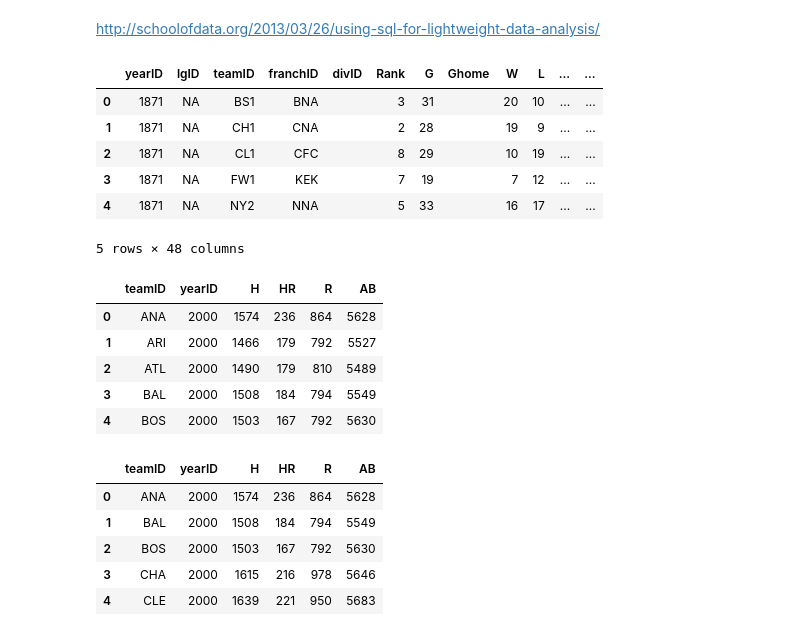
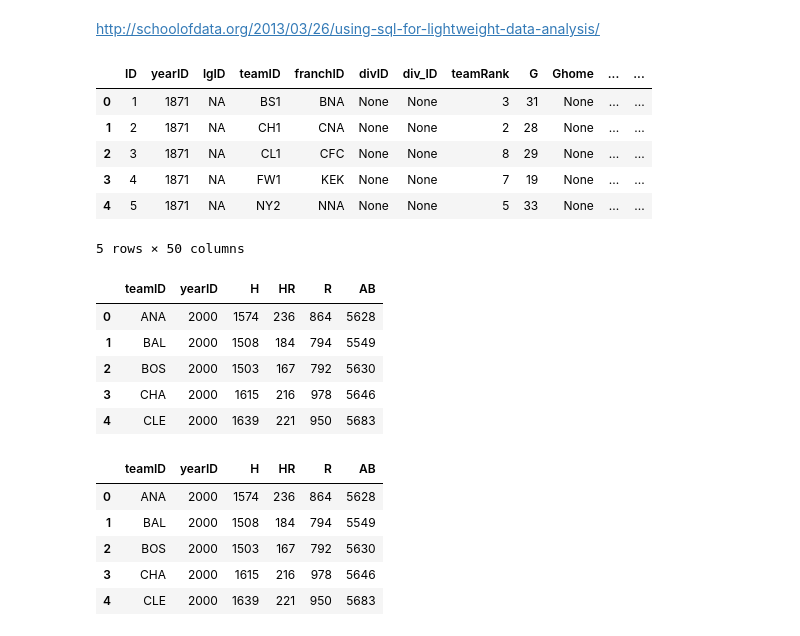
Before and after one commit to TravisRPetersen/sports-analytics-spring18, a Jupyter notebook: lesson_03/SQL_Tutorial.ipynb, the cells around one changed output. Drawn from its saved outputs; the diff is of its cells as text; code cells hidden in the pictures.

```diff
--- a/lesson_03/SQL_Tutorial.ipynb
+++ b/lesson_03/SQL_Tutorial.ipynb
@@ -11,3 +9,5 @@ import matplotlib.pyplot as plt
 plt.style.use('ggplot')
+# %%
+con = sqlite3.connect("lahmansbaseballdb.sqlite")
 # %% [markdown]
 http://schoolofdata.org/2013/03/26/using-sql-for-lightweight-data-analysis/
@@ -20,20 +14,20 @@ def mysql_query(query_str):
 # %%
-mysql_query('select * from teams').head()
+pd.read_sql('select * from teams LIMIT 5', con=con).head()
 # %% [output]
-|  | yearID | lgID | teamID | franchID | divID | Rank | G | Ghome | W | L | ... | ... |
-| 0 | 1871 | NA | BS1 | BNA |  | 3 | 31 |  | 20 | 10 | ... | ... |
-| 1 | 1871 | NA | CH1 | CNA |  | 2 | 28 |  | 19 | 9 | ... | ... |
-| 2 | 1871 | NA | CL1 | CFC |  | 8 | 29 |  | 10 | 19 | ... | ... |
-| 3 | 1871 | NA | FW1 | KEK |  | 7 | 19 |  | 7 | 12 | ... | ... |
-| 4 | 1871 | NA | NY2 | NNA |  | 5 | 33 |  | 16 | 17 | ... | ... |
+|  | ID | yearID | lgID | teamID | franchID | divID | div_ID | teamRank | G | Ghome | ... | ... |
+| 0 | 1 | 1871 | NA | BS1 | BNA | None | None | 3 | 31 | None | ... | ... |
+| 1 | 2 | 1871 | NA | CH1 | CNA | None | None | 2 | 28 | None | ... | ... |
+| 2 | 3 | 1871 | NA | CL1 | CFC | None | None | 8 | 29 | None | ... | ... |
+| 3 | 4 | 1871 | NA | FW1 | KEK | None | None | 7 | 19 | None | ... | ... |
+| 4 | 5 | 1871 | NA | NY2 | NNA | None | None | 5 | 33 | None | ... | ... |
-5 rows × 48 columns
+5 rows × 50 columns
 # %%
-mysql_query('select teamID, yearID, H, HR, R, AB from teams where yearID > 1999').head()
+pd.read_sql('select teamID, yearID, H, HR, R, AB from teams where yearID > 1999', con=con).head()
 # %% [output]
 |  | teamID | yearID | H | HR | R | AB |
 | 0 | ANA | 2000 | 1574 | 236 | 864 | 5628 |
-| 1 | ARI | 2000 | 1466 | 179 | 792 | 5527 |
-| 2 | ATL | 2000 | 1490 | 179 | 810 | 5489 |
-| 3 | BAL | 2000 | 1508 | 184 | 794 | 5549 |
-| 4 | BOS | 2000 | 1503 | 167 | 792 | 5630 |
+| 1 | BAL | 2000 | 1508 | 184 | 794 | 5549 |
+| 2 | BOS | 2000 | 1503 | 167 | 792 | 5630 |
+| 3 | CHA | 2000 | 1615 | 216 | 978 | 5646 |
+| 4 | CLE | 2000 | 1639 | 221 | 950 | 5683 |
 # %%
```
Also changed, not shown: parts of 12 cells of this notebook, 1 other file.
